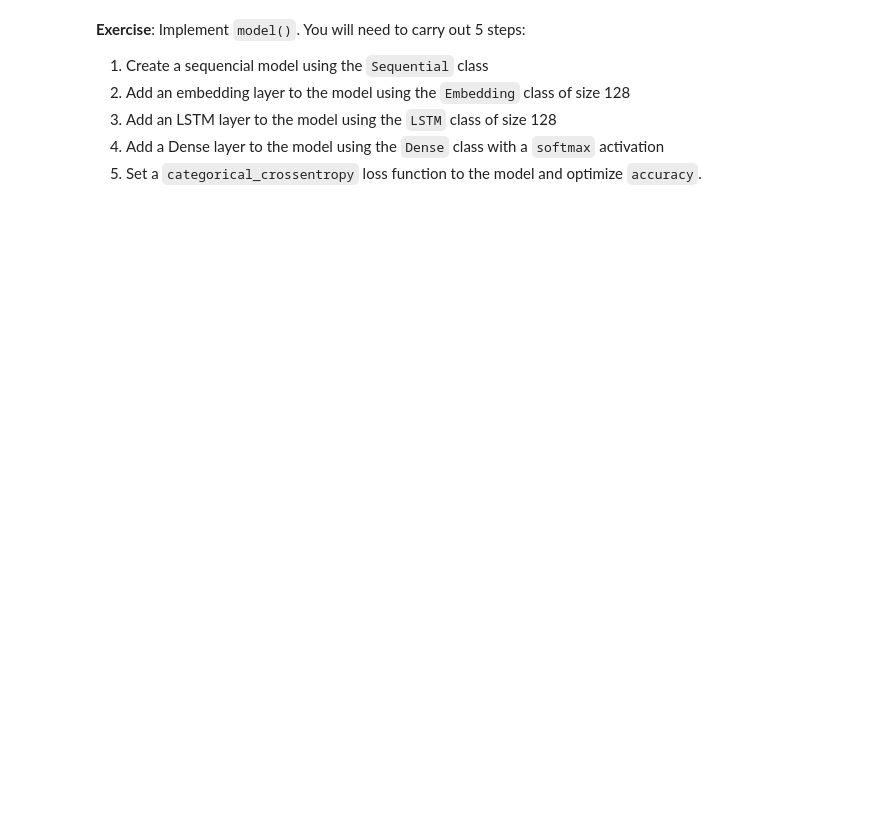
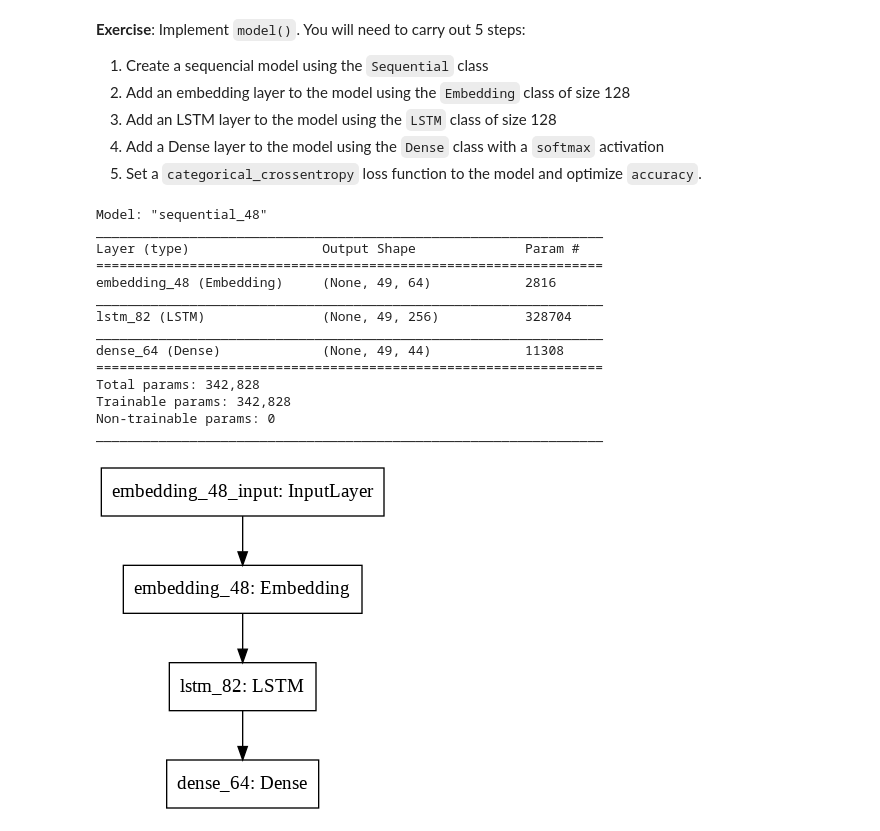
Before and after one commit to amaaradji/ChangePoint_Dectection, a Jupyter notebook: LM4Change_Point_Detect.ipynb, the cells around one changed output. Drawn from its saved outputs; the diff is of its cells as text; code cells hidden in the pictures; blank space fills up the shorter version.

```diff
--- a/LM4Change_Point_Detect.ipynb
+++ b/LM4Change_Point_Detect.ipynb
@@ -45,9 +69,16 @@ print('Number of examples: ', len(log))
 # %%
 vocab_index = {}
+vocab_index['__'] = 0
 for seq in log:
     for action in seq:
         action_name = action['concept:name']
         if not action_name in vocab_index:
-            v = len(vocab_index) + 1
+            v = len(vocab_index)
             vocab_index[action_name] = v
-total_words = len(vocab_index) + 1
+
+vocab_index['<sos>'] = len(vocab_index)
+vocab_index['<eos>'] = len(vocab_index)
+
+
+total_words = len(vocab_index)
+print(vocab_index)
@@ -148,18 +273,36 @@ Here is the architecture of the model we will use:
 4. Add a Dense layer to the model using the `Dense` class with a `softmax` activation
 5. Set a `categorical_crossentropy` loss function to the model and optimize `accuracy`.
 # %%
-def create_model(dropout_value):
+def create_model(dropout_value,learning_rate):
     model = Sequential()
     model.add(Embedding(total_words, 64, input_length=max_sequence_len-1))
-    model.add(Bidirectional(LSTM(128, return_sequences=False, recurrent_dropout=dropout_value)))
-    # model.add(Bidirectional(LSTM(128, recurrent_dropout=dropout_value)))
-    model.add(Dropout(dropout_value))
+    model.add(LSTM(256, return_sequences=True))
+    # model.add(LSTM(256))
+    # model.add(Dropout(dropout_value))
+    # model.add(Dense(128, activation='relu'))
+    # model.add(Dense(64, activation='relu'))
     model.add(Dense(total_words, activation='softmax'))
-    model.compile(loss='sparse_categorical_crossentropy', optimizer=Adam(learning_rate=0.01), metrics=['accuracy'])
+    model.compile(loss='sparse_categorical_crossentropy', optimizer=RMSprop(learning_rate=learning_rate), metrics=['accuracy'])
     return model
 
 # #Print details of the model.
-model = create_model(0.2)
+model = create_model(0.2,0.001)
 model.summary()
 plot_model(model)
+# %% [output]
+Model: "sequential_48"
+_________________________________________________________________
+Layer (type)                 Output Shape              Param #
+=================================================================
+embedding_48 (Embedding)     (None, 49, 64)            2816
+_________________________________________________________________
+lstm_82 (LSTM)               (None, 49, 256)           328704
+_________________________________________________________________
+dense_64 (Dense)             (None, 49, 44)            11308
+=================================================================
+Total params: 342,828
+Trainable params: 342,828
+Non-trainable params: 0
+_________________________________________________________________
+[figure, added]
 # %%
```
Also changed, not shown: parts of 23 cells of this notebook.
